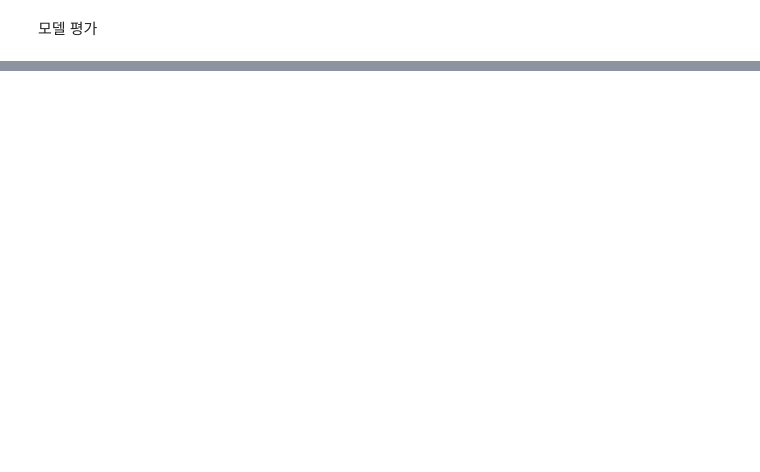
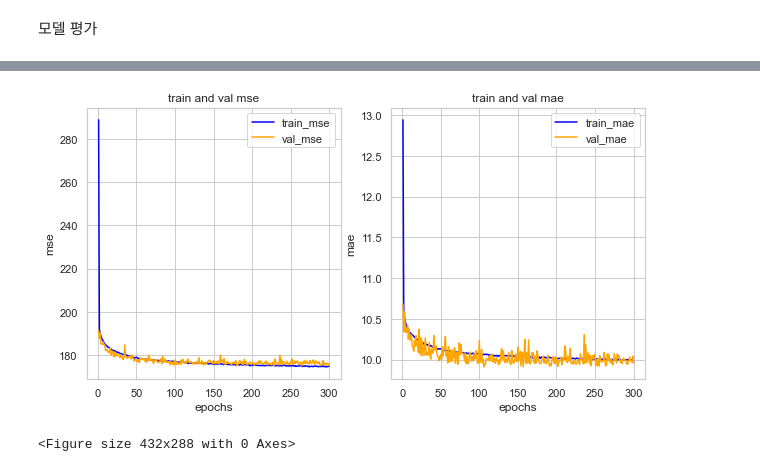
Before and after one commit to Chromis07/dataStudy, a Jupyter notebook: Project/Spotify/Spotify_EDA_ML.ipynb, the cells around one changed output, grey strips where cells are left out. Saved outputs shown, nothing was run; the diff lists cells and outputs as text; code cells hidden in the pictures; blank space fills up the shorter version.

```diff
--- a/Project/Spotify/Spotify_EDA_ML.ipynb
+++ b/Project/Spotify/Spotify_EDA_ML.ipynb
@@ -959,6 +677,6 @@ mse_boost = mean_squared_error(y_test, y_predict)
 # %%
 # train / validation 데이터를 7:3 비율로 분리
-X_train, X_val, y_train, y_val = train_test_split(X_train, y_train,
+x_train, x_val, y_train, y_val = train_test_split(X_train, y_train,
                                                   test_size=0.3,
                                                   random_state=777)
 # %%
@@ -1085,0 +766,18 @@ plt.savefig('model_mse.png', dpi = 400)
+# %%
+from tensorflow.keras.models import Sequential
+from tensorflow.keras.layers import Dense, BatchNormalization
+
+model = Sequential()
+model.add(Dense(64, activation='relu', input_shape=(13,)))
+model.add(BatchNormalization())
+model.add(Dense(64, activation='relu'))
+model.add(BatchNormalization())
+model.add(Dense(1))  # 하나의 값을 출력 -> popularity
+# %%
+model.compile(optimizer='adam', loss='mse', metrics=['mae','mse'])
+# %%
+# 모델 학습하기
+history222 = model.fit(x_train,y_train,
+                    batch_size=128,
+                    epochs = 300,
+                    validation_data = (x_val, y_val))
@@ -1085,0 +807,36 @@ plt.savefig('model_mse.png', dpi = 400)
+# %%
+import matplotlib.pyplot as plt
+
+his_dict = history222.history
+mse = his_dict['mse']
+val_mse = his_dict['val_mse'] # 검증 데이터가 있는 경우 ‘val_’ 수식어가 붙습니다.
+
+epochs = range(1, len(mse) + 1)
+fig = plt.figure(figsize = (10, 5))
+
+# 훈련 및 검증 손실 그리기
+ax1 = fig.add_subplot(1, 2, 1)
+ax1.plot(epochs, mse, color = 'blue', label = 'train_mse')
+ax1.plot(epochs, val_mse, color = 'orange', label = 'val_mse')
+ax1.set_title('train and val mse')
+ax1.set_xlabel('epochs')
+ax1.set_ylabel('mse')
+ax1.legend()
+
+mae = his_dict['mae']
+val_mae = his_dict['val_mae']
+
+# 훈련 및 검증 정확도 그리기
+ax2 = fig.add_subplot(1, 2, 2)
+ax2.plot(epochs, mae, color = 'blue', label = 'train_mae')
+ax2.plot(epochs, val_mae, color = 'orange', label = 'val_mae')
+ax2.set_title('train and val mae')
+ax2.set_xlabel('epochs')
+ax2.set_ylabel('mae')
+ax2.legend()
+
+plt.show()
+plt.savefig('nn_model.png', dpi = 400)
+# %% [output]
+[figure, added]
+<Figure size 432x288 with 0 Axes>
```
Also changed, not shown: parts of 71 cells of this notebook, 1 other file.
